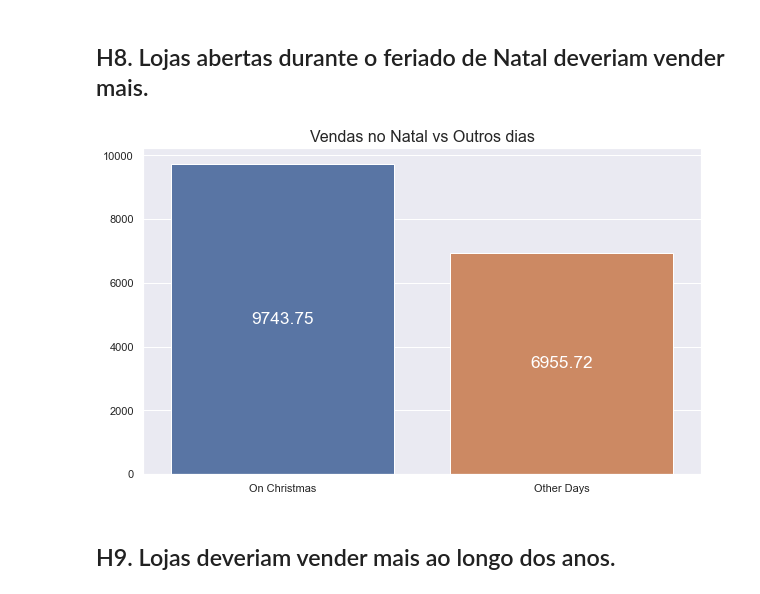
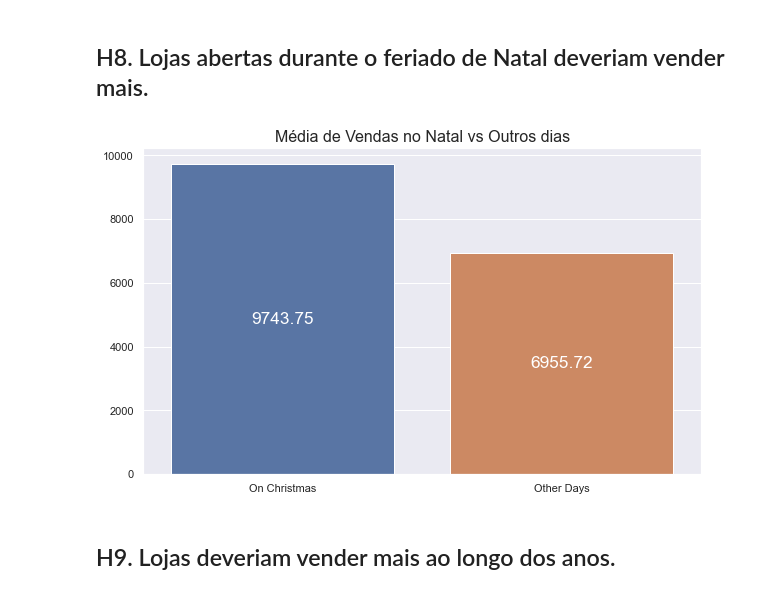
Before and after one commit to ArthurMesquita96/Rossmann-Predict-Sales, a Jupyter notebook: m03_v01_store_sales_predicton.ipynb, the cells around one changed output. Drawn from its saved outputs; the diff is of its cells as text; code cells hidden in the pictures.

```diff
--- a/m03_v01_store_sales_predicton.ipynb
+++ b/m03_v01_store_sales_predicton.ipynb
@@ -721,15 +727,15 @@ aux2.plot()
 # %%
 sales_on_christmas = df4[df4['state_holiday'] == 'christmas']['sales'].mean()
 sales_others_days = df4[df4['state_holiday'] != 'christmas']['sales'].mean()
 
 fig = plt.figure(figsize=(10,6))
 g = sns.barplot(x=['On Christmas','Other Days'],y=[sales_on_christmas,sales_others_days])
-plt.title('Vendas no Natal vs Outros dias',fontsize=16)
+plt.title('Média de Vendas no Natal vs Outros dias',fontsize=16)
 
 for i in g.containers:
     g.bar_label(i,color='white', label_type= 'center',fontsize='x-large',fmt='%.2f')
 # %% [output]
-[figure, old version]
+[figure, new version]
 # %% [markdown]
 ## H9. Lojas deveriam vender mais ao longo dos anos.
 # %%
```
Also changed, not shown: parts of 13 cells of this notebook.
